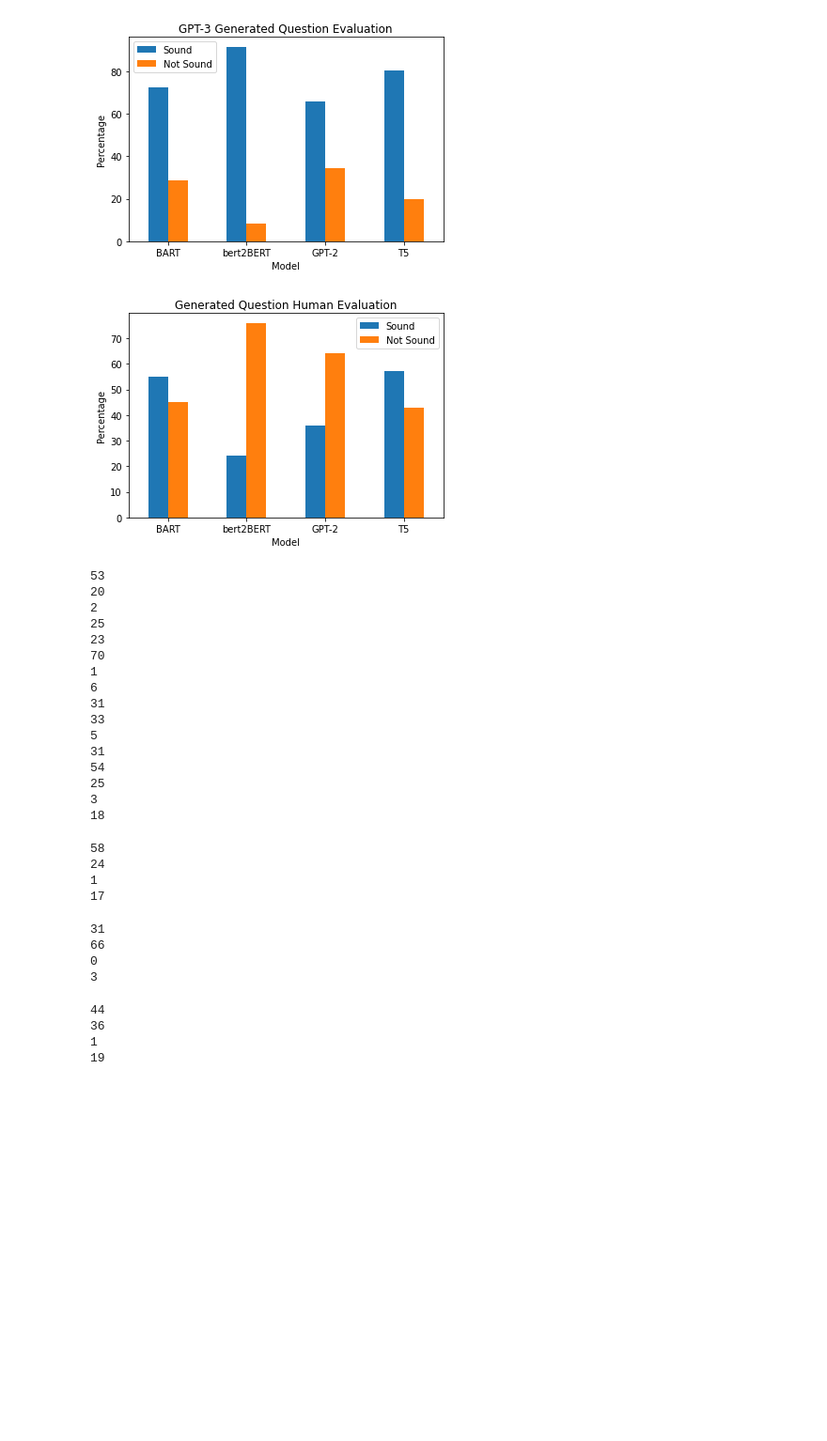
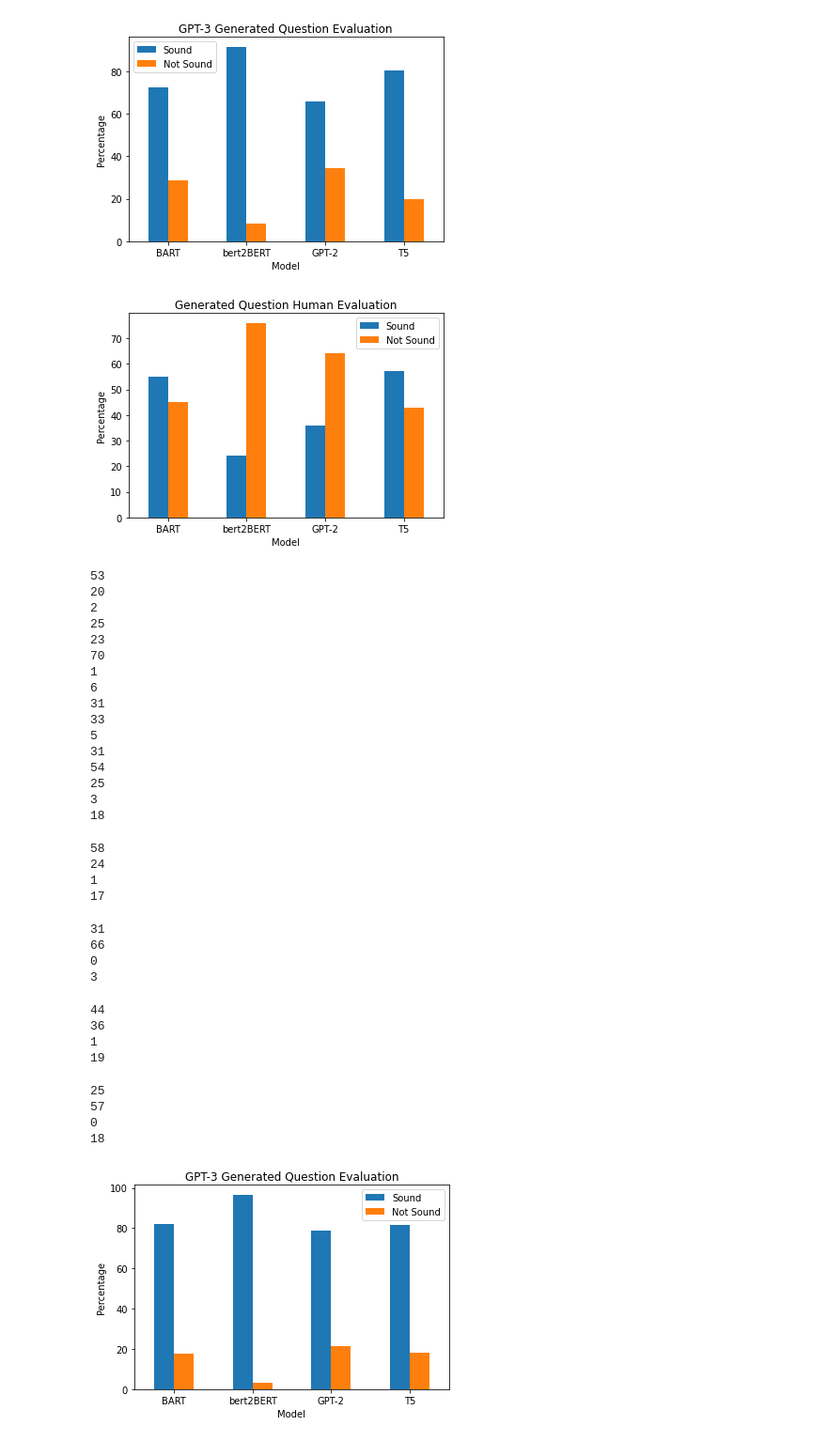
Before and after one commit to jcstamper/Focal-Capstone-Project-1, a Jupyter notebook: F22/generated_questions/evaluation/plot.ipynb, the cells around one changed output. Shown at 94% size. Saved outputs shown, nothing was run; the diff lists cells and outputs as text; code cells hidden in the pictures; blank space fills up the shorter version.

Commit message:
updated evaluations folder

```diff
--- a/F22/generated_questions/evaluation/plot.ipynb
+++ b/F22/generated_questions/evaluation/plot.ipynb
@@ -141,6 +145,26 @@ print(len(chem_t5.query("predicted_label == 0 and human_eval == 0")))
+# %%
+chem_gpt = pd.read_csv('chem_gpt_with_human_eval.csv')
+print(len(chem_gpt.query("predicted_label == 1 and human_eval == 1")))
+print(len(chem_gpt.query("predicted_label == 1 and human_eval == 0")))
+print(len(chem_gpt.query("predicted_label == 0 and human_eval == 1")))
+print(len(chem_gpt.query("predicted_label == 0 and human_eval == 0")))
+# %% [output]
+25
+57
+0
+18
 # %%
 models = ['BART', 'bert2BERT', 'GPT-2','T5']
-sound = [82.3, 96.7, 00, 81.8]
-not_sound = [17.7, 3.3, 00, 18.2]
+sound = [82.3, 96.7, 78.6, 81.8]
+not_sound = [17.7, 3.3, 21.4, 18.2]
 df = pd.DataFrame(sound, columns=['Sound'], index=models)
 df['Not Sound'] = not_sound
+# %%
+df.plot(kind='bar')
+plt.ylabel('Percentage')
+plt.title('GPT-3 Generated Question Evaluation')
+plt.xlabel('Model')
+
+plt.gca().xaxis.set_tick_params(rotation=0)
+# %% [output]
+[figure, added]
```
Also changed, not shown: parts of 5 cells of this notebook, 4 other files.
